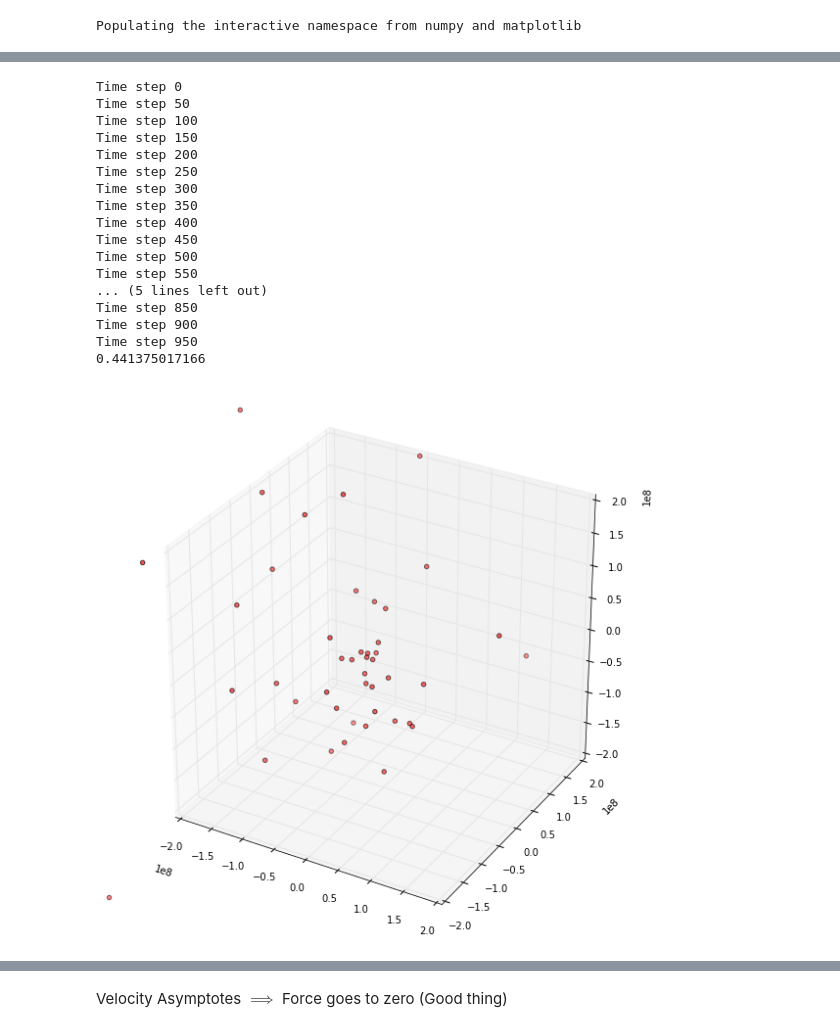
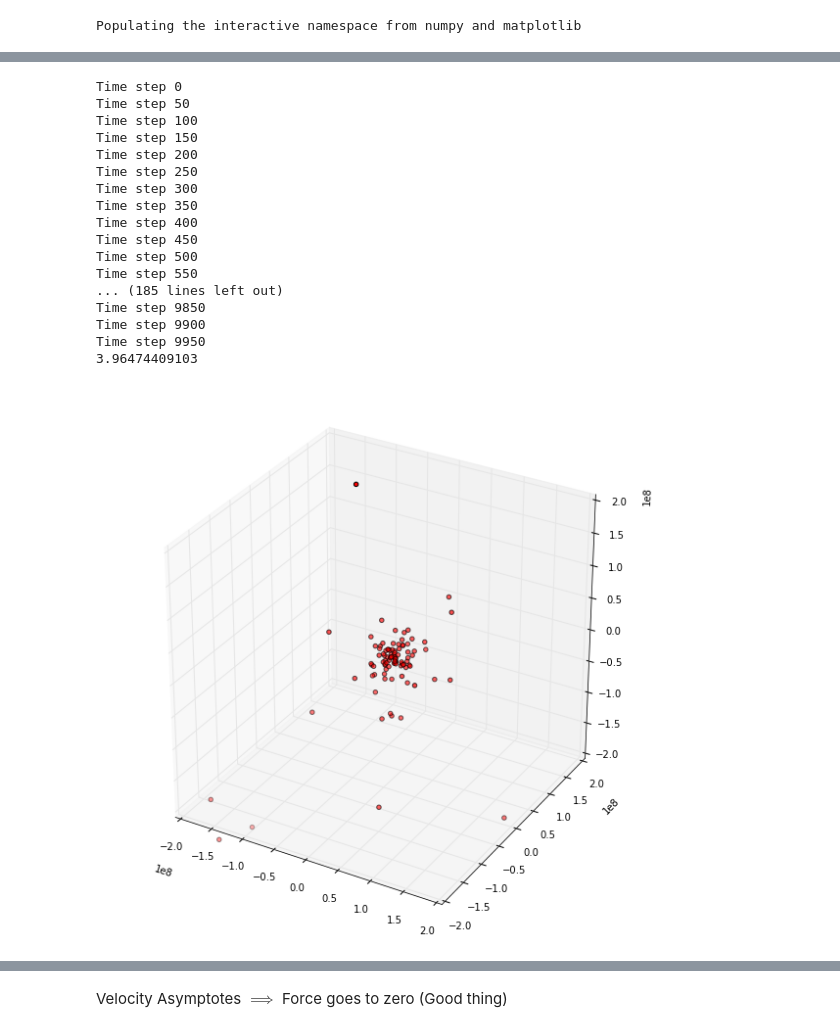
Before and after one commit to saichikine/Jupiter_SPH, a Jupyter notebook: n_body_5.ipynb, the cells around one changed output, grey strips where cells are left out. Drawn from its saved outputs; the diff is of its cells as text; code cells hidden in the pictures.

```diff
--- a/n_body_5.ipynb
+++ b/n_body_5.ipynb
@@ -19,8 +19,8 @@ Populating the interactive namespace from numpy and matplotlib
 # %%
 G = 6.67e-8
 
-dt = 1e0
-stepN = 1000
+dt = 1e-2
+stepN = 10000
 h = 2e9
 # %%
 ### --- Distribution Case 1 --- ###
@@ -35,8 +35,9 @@ h = 2e9
 # nParticles = len(xyDistribution)
 
 ### --- Distribution Case 2 --- ###
-nParticles = 50
+nParticles = 100
 xyzDistribution = np.random.normal(0, 5e7, size = (nParticles, 3))
+
 # Velocity and mass distribution
 velocityDistribution = np.zeros_like(xyzDistribution, dtype = np.float)
 
@@ -46,8 +47,8 @@ mDistribution = np.ones(nParticles, dtype=float) * 2e27
 pressureDistribution = np.ones(nParticles, dtype=float) * 4e13
 rhoDistribution = np.ones(nParticles, dtype=float) * 3
 
-ParticlePositionHistory = np.zeros((nParticles,3,stepN))
-ParticleVelocityHistory = np.zeros((nParticles,3,stepN))
+ParticlePositionHistory = np.zeros((nParticles,3,stepN), dtype=np.float)
+ParticleVelocityHistory = np.zeros((nParticles,3,stepN), dtype=np.float)
 
 
 timeArray = np.arange(0, stepN*dt, dt)
@@ -124,14 +125,14 @@ t = 0
 #stepN = 20
 
 # Particle history
-ParticlePositionHistory = np.zeros((stepN,nParticles,3))
-ParticleRhoHistory = np.zeros((stepN, nParticles, 1))
+ParticlePositionHistory = np.zeros((stepN,nParticles,3), dtype=np.float)
+ParticleRhoHistory = np.zeros((stepN, nParticles, 1), dtype=np.float)
 xyzDistributionOld = np.copy(xyzDistribution)
 # Velocity History
 ParticleVelocityHistory = np.zeros((stepN,nParticles,3))
 
 # Force history
-forceHistory = np.zeros((stepN, 3))
+forceHistory = np.zeros((stepN, 3), dtype=np.float)
 
 deltaVf = np.zeros_like(xyzDistribution, dtype = np.float)
 
@@ -186,37 +187,37 @@ Time step 400
 Time step 450
 Time step 500
 Time step 550
-... (5 lines left out)
-Time step 850
-Time step 900
-Time step 950
-0.441375017166
+... (185 lines left out)
+Time step 9850
+Time step 9900
+Time step 9950
+3.96474409103
 # %%
 slider = FloatSlider(description='Time', min=1, max=stepN, step=1)
 
 def update_plot():
-    time=slider.value
+    time=int(slider.value)
     x = ParticlePositionHistory[time-1,:,0]
     y = ParticlePositionHistory[time-1,:,1]
     z = ParticlePositionHistory[time-1,:,2]
     fig = plt.figure(figsize=(10,10))
     ax = fig.add_subplot(111, projection='3d')
     ax.scatter(x, y, z, c='r')
 #     fig = plt.figure(figsize=(10,10))
 #     plt.scatter(x, y)
     plt.xlim(-2e8,2e8)
     plt.ylim(-2e8,2e8)
     ax.set_zlim(-2e8,2e8)
 
     clear_output(True)
 
 slider.on_trait_change(update_plot, 'value')
 
 
 display(slider)
 update_plot()
 # %% [output]
-[figure, old version]
+[figure, new version]
 # %%
 plt.figure(figsize=(8,8))
 # plt.plot(range(stepN), forceHistory[:,0], label='gravity')
```
Also changed, not shown: parts of 3 cells of this notebook, 8 other files.
